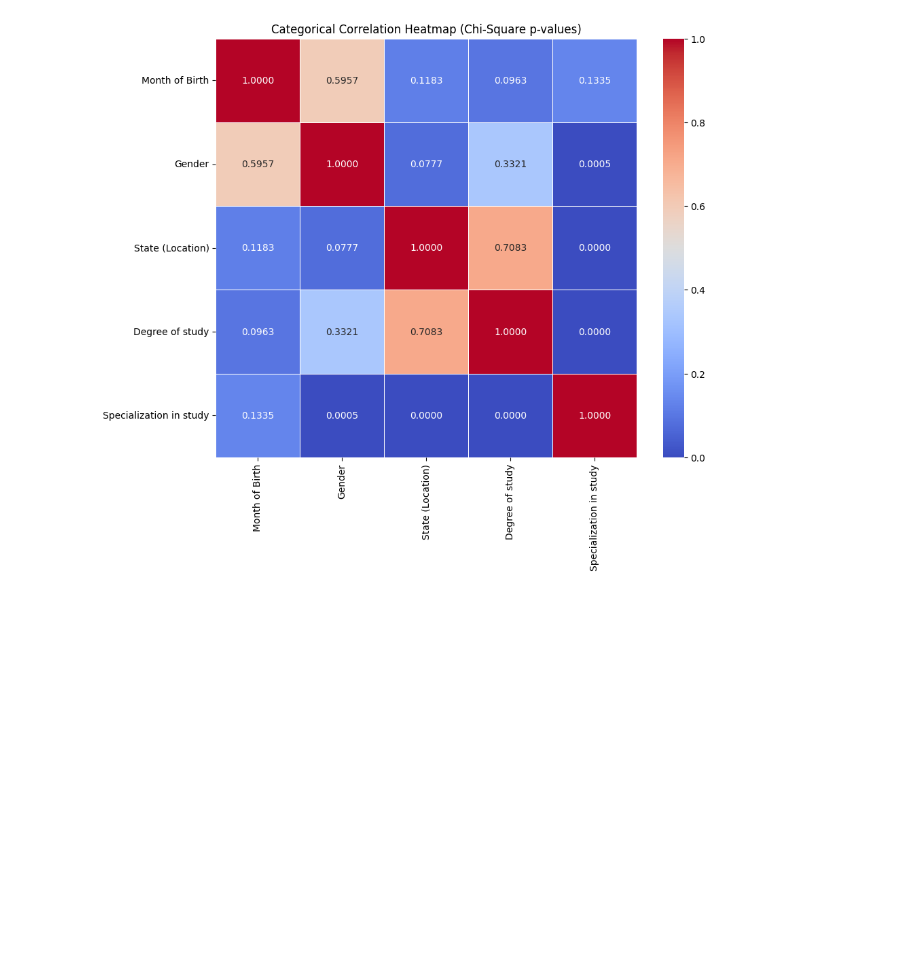
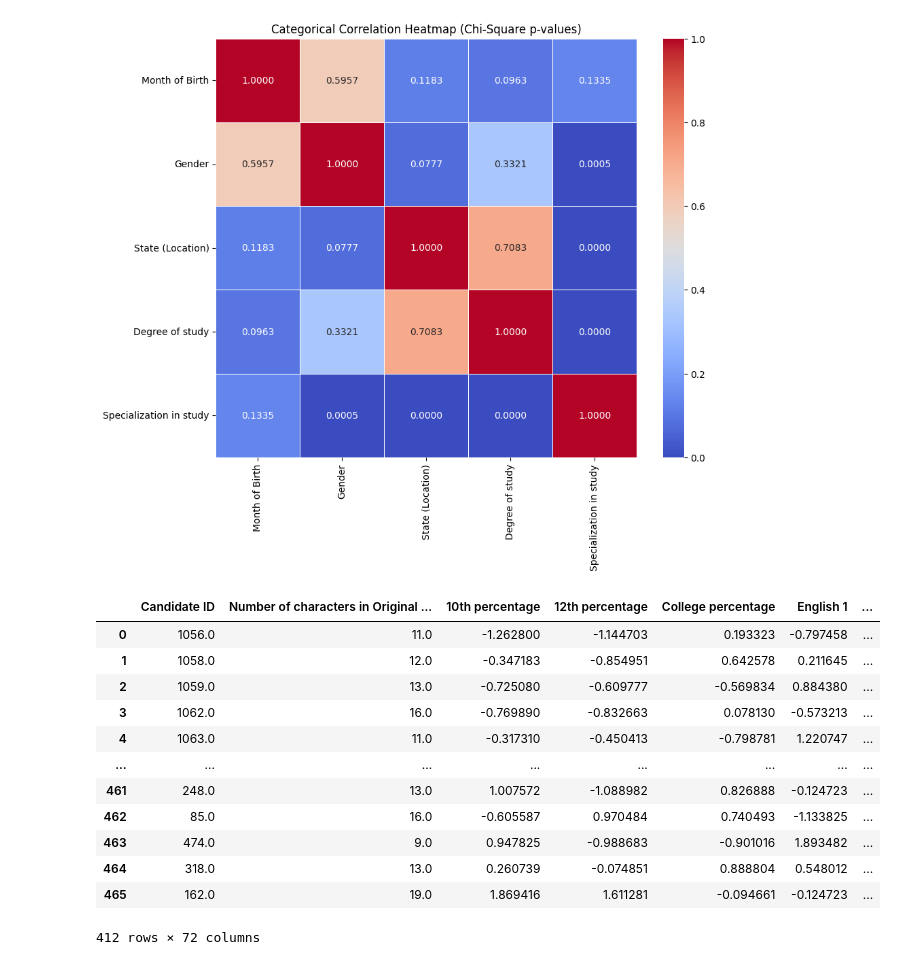
Before and after one commit to LanaArmond/DCC127-2024.3, a Jupyter notebook: DCC127_Trabalho_05.ipynb, the cells around one changed output. Saved outputs shown, nothing was run; the diff lists cells and outputs as text; code cells hidden in the pictures; blank space fills up the shorter version.

```diff
--- a/DCC127_Trabalho_05.ipynb
+++ b/DCC127_Trabalho_05.ipynb
@@ -325,3 +448,20 @@ correlation_heatmap(df, numerical_columns)
 categorical_correlation_chi_square(df, categorical_columns)
 # %% [output]
 [figure]
+# %%
+scaled_df = scale_data(df, numerical_columns + dummy_columns)
+scaled_df
+# %% [output]
+|  | Candidate ID | Number of characters in Original ... | 10th percentage | 12th percentage | College percentage | English 1 | ... |
+| 0 | 1056.0 | 11.0 | -1.262800 | -1.144703 | 0.193323 | -0.797458 | ... |
+| 1 | 1058.0 | 12.0 | -0.347183 | -0.854951 | 0.642578 | 0.211645 | ... |
+| 2 | 1059.0 | 13.0 | -0.725080 | -0.609777 | -0.569834 | 0.884380 | ... |
+| 3 | 1062.0 | 16.0 | -0.769890 | -0.832663 | 0.078130 | -0.573213 | ... |
+| 4 | 1063.0 | 11.0 | -0.317310 | -0.450413 | -0.798781 | 1.220747 | ... |
+| ... | ... | ... | ... | ... | ... | ... | ... |
+| 461 | 248.0 | 13.0 | 1.007572 | -1.088982 | 0.826888 | -0.124723 | ... |
+| 462 | 85.0 | 16.0 | -0.605587 | 0.970484 | 0.740493 | -1.133825 | ... |
+| 463 | 474.0 | 9.0 | 0.947825 | -0.988683 | -0.901016 | 1.893482 | ... |
+| 464 | 318.0 | 13.0 | 0.260739 | -0.074851 | 0.888804 | 0.548012 | ... |
+| 465 | 162.0 | 19.0 | 1.869416 | 1.611281 | -0.094661 | -0.124723 | ... |
+412 rows × 72 columns
```
Also changed, not shown: parts of 7 cells of this notebook.
